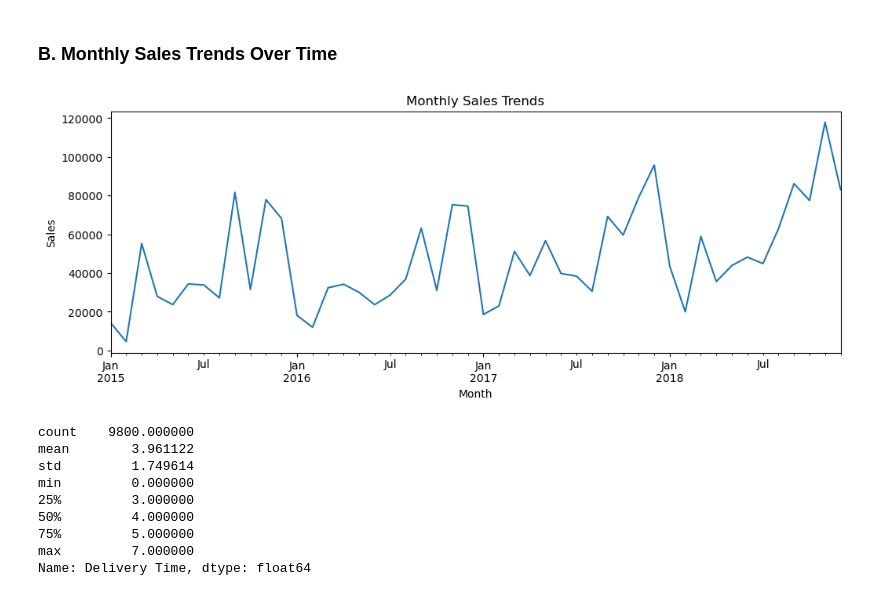
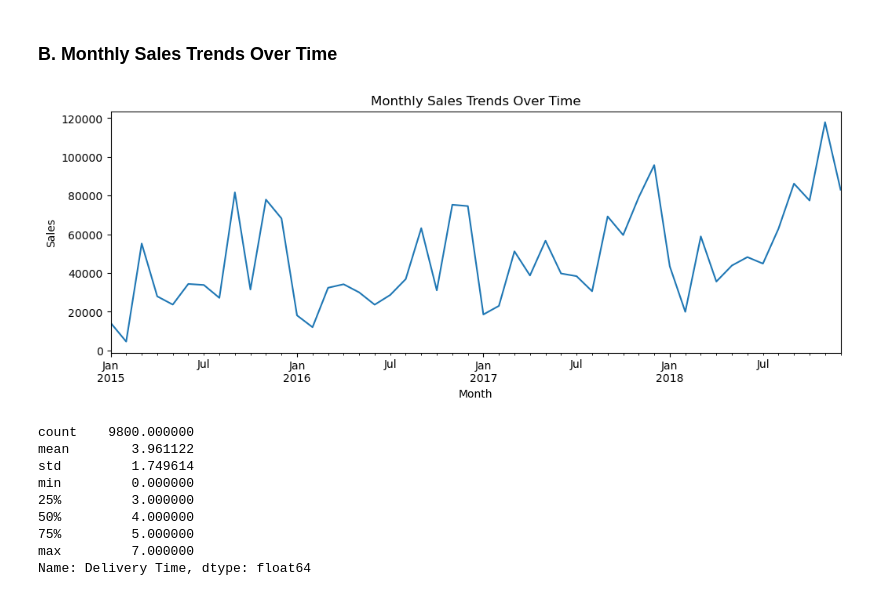
Before and after one commit to Maulana-Yusuf-T/Sales-Forecasting, a Jupyter notebook: Sales_Forecasting.ipynb, the cells around one changed output. Saved outputs shown, nothing was run; the diff lists cells and outputs as text; code cells hidden in the pictures.

```diff
--- a/Sales_Forecasting.ipynb
+++ b/Sales_Forecasting.ipynb
@@ -337,29 +337,30 @@ plt.show()
 # %% [markdown]
 ### **B. Monthly Sales Trends Over Time**
 # %%
-# Extract Year from Order Date column
+# Extract Year and Month from Order Date column
 df_copy['Year'] = df_copy['Order Date'].dt.year
+df_copy['Month'] = df_copy['Order Date'].dt.to_period('M')
 
 # Total Sales per Month
 df_copy.groupby('Month')['Sales'].sum()
 
 # Create the visualization
 monthly_sales = df_copy.groupby('Month')['Sales'].sum()
 monthly_sales.plot(figsize = (12, 4),
-                   title = 'Monthly Sales Trends')
+                   title = 'Monthly Sales Trends Over Time')
 
 # Add labels and show the visualization
 plt.ylabel('Sales')
 plt.xlabel('Month')
 plt.show()
 
 # Calculate average time of date
 df_copy['Delivery Time'] = (df_copy['Ship Date'] - df_copy['Order Date']).dt.days
 
 # Explain the result
 df_copy['Delivery Time'].describe()
 # %% [output]
-[figure, old version]
+[figure, new version]
 count    9800.000000
 mean        3.961122
 std         1.749614
```
Also changed, not shown: parts of 5 cells of this notebook.
